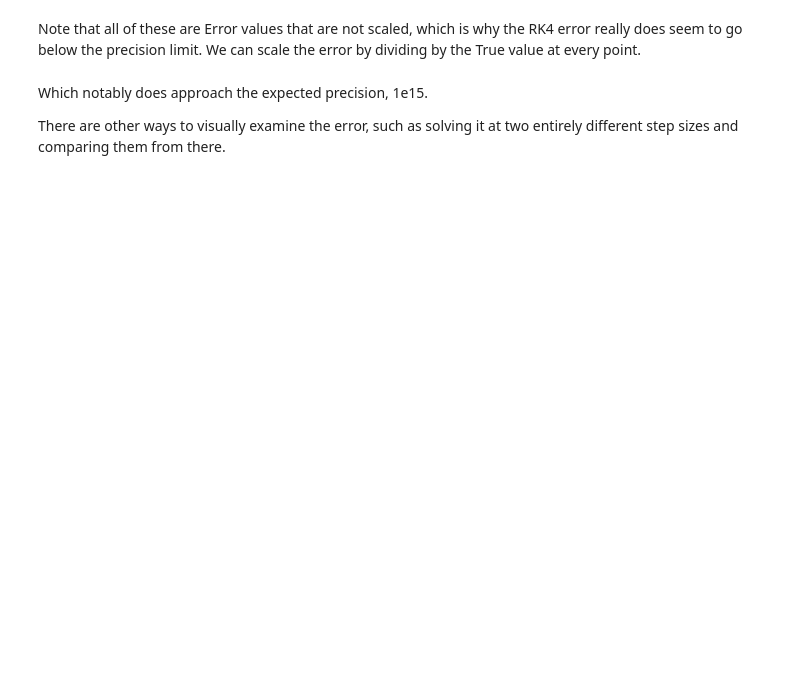
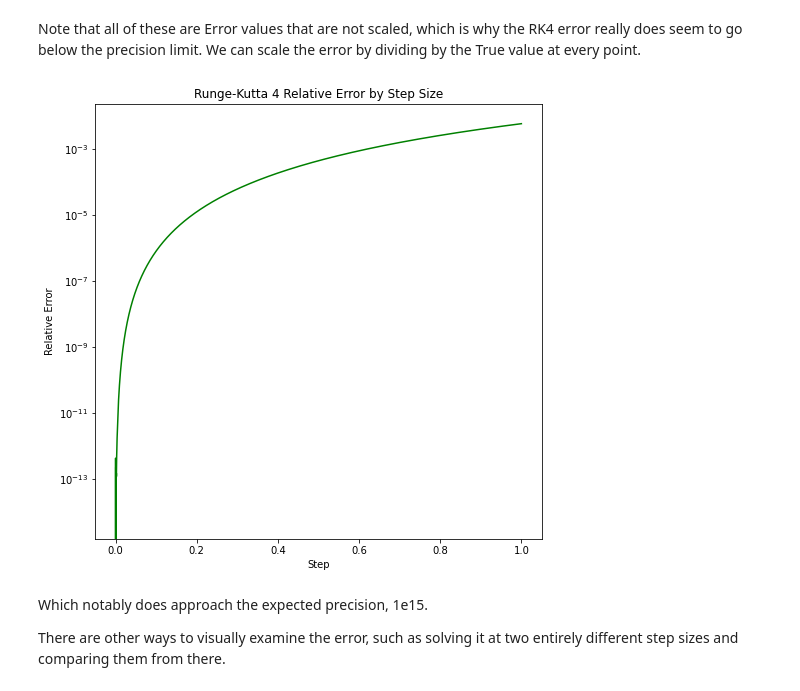
Before and after one commit to GMBlackjack/ODESolver, a Jupyter notebook: ODESolver.ipynb, the cells around one changed output. Saved outputs shown, nothing was run; the diff lists cells and outputs as text; code cells hidden in the pictures; blank space fills up the shorter version.

```diff
--- a/ODESolver.ipynb
+++ b/ODESolver.ipynb
@@ -1011,28 +1007,30 @@ Note that all of these are Error values that are not scaled, which is why the RK
 # %%
 #plotting code adapated from NRPy "Solving the Scalar Wave Equation"
 import matplotlib.pyplot as plt
 
 positionList = []
 errorList = []
 i = 0
 
 # csv file interface from https://www.dataquest.io/blog/read-file-python/
 import csv
 with open(sys.path[0] + '/ODESolverData2.csv') as f: # this file was added manually to the folder, it was created from an Excel document.
     reader = csv.reader(f, delimiter=',')
     for row in reader:
         positionList.append(float(row[1]))
         errorList.append(float(row[13]))
 
 fig, ax = plt.subplots()
 ax.set_xlabel('Step')
 ax.set_ylabel('Relative Error')
 ax.set_title('Runge-Kutta 4 Relative Error by Step Size')
-ax.plot(positionList, errorList, color='g')Euler
+ax.plot(positionList, errorList, color='g')
 ax.set_yscale("log") #found in matplotlib's documentation.
 # https://stackoverflow.com/questions/332289/how-do-i-change-the-size-of-figures-drawn-with-matplotlib
 # setting size was annoying.
 fig.set_size_inches(8,8)
+# %% [output]
+[figure, added]
 # %% [markdown]
 Which notably does approach the expected precision, 1e15.
 
```
Also changed, not shown: parts of 17 cells of this notebook, 11 other files.
